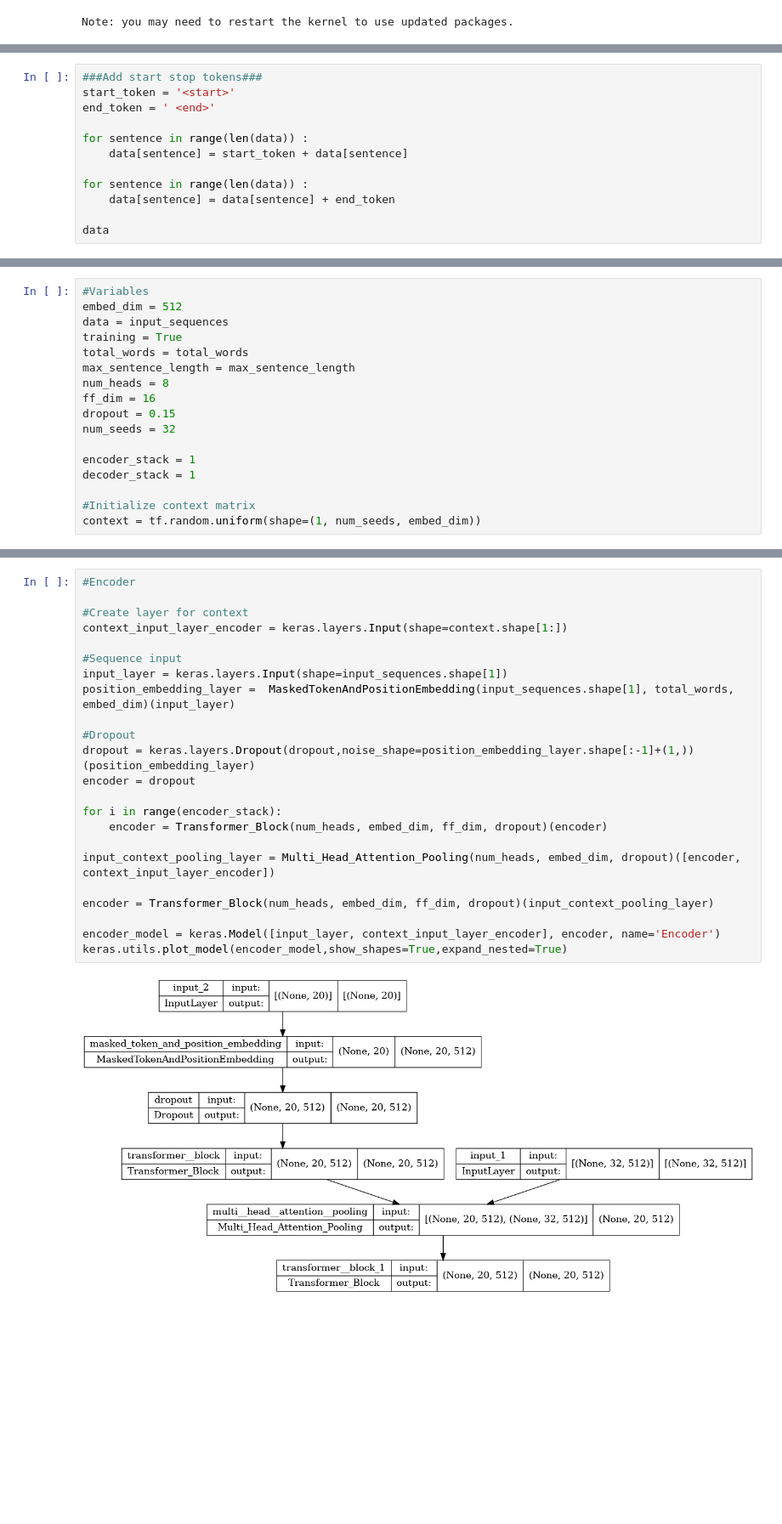
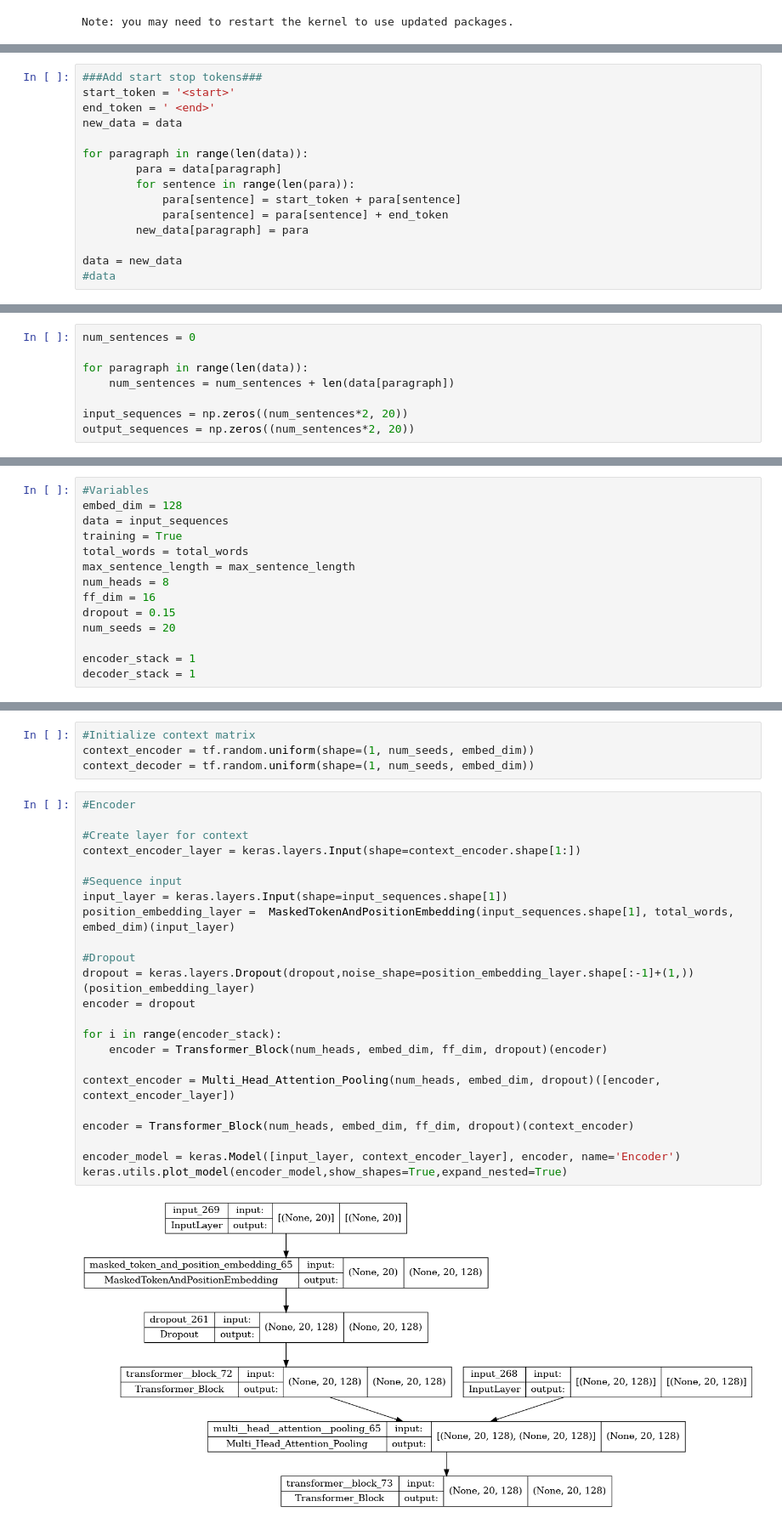
Before and after one commit to CSCI4850/s22-team3-project, a Jupyter notebook: Alternate_Transformer.ipynb, the cells around one changed output, grey strips where cells are left out. Shown at 85% size. Saved outputs shown, nothing was run; the diff lists cells and outputs as text; blank space fills up the shorter version.

```diff
--- a/Alternate_Transformer.ipynb
+++ b/Alternate_Transformer.ipynb
@@ -34,11 +37,14 @@ data
 ###Add start stop tokens###
 start_token = '<start>'
 end_token = ' <end>'
+new_data = data
 
-for sentence in range(len(data)) :
-    data[sentence] = start_token + data[sentence]
+for paragraph in range(len(data)):
+        para = data[paragraph]
+        for sentence in range(len(para)):
+            para[sentence] = start_token + para[sentence]
+            para[sentence] = para[sentence] + end_token
+        new_data[paragraph] = para
 
-for sentence in range(len(data)) :
-    data[sentence] = data[sentence] + end_token
-
-data
+data = new_data
+#data
@@ -51,2 +51,10 @@ data
+# %%
+num_sentences = 0
+
+for paragraph in range(len(data)):
+    num_sentences = num_sentences + len(data[paragraph])
+
+input_sequences = np.zeros((num_sentences*2, 20))
+output_sequences = np.zeros((num_sentences*2, 20))
 # %%
 def Encode_Inputs(data, max_sentence_length):
@@ -236,7 +257,7 @@ decoded
  '']
 # %%
 #Variables
-embed_dim = 512
+embed_dim = 128
 data = input_sequences
 training = True
 total_words = total_words
@@ -244,10 +265,7 @@ max_sentence_length = max_sentence_length
 num_heads = 8
 ff_dim = 16
 dropout = 0.15
-num_seeds = 32
+num_seeds = 20
 
 encoder_stack = 1
 decoder_stack = 1
-
-#Initialize context matrix
-context = tf.random.uniform(shape=(1, num_seeds, embed_dim))
@@ -260,28 +272,32 @@ To enable them in other operations, rebuild TensorFlow with the appropriate comp
+# %%
+#Initialize context matrix
+context_encoder = tf.random.uniform(shape=(1, num_seeds, embed_dim))
+context_decoder = tf.random.uniform(shape=(1, num_seeds, embed_dim))
 # %%
 #Encoder
 
 #Create layer for context
-context_input_layer_encoder = keras.layers.Input(shape=context.shape[1:])
+context_encoder_layer = keras.layers.Input(shape=context_encoder.shape[1:])
 
 #Sequence input
 input_layer = keras.layers.Input(shape=input_sequences.shape[1])
 position_embedding_layer =  MaskedTokenAndPositionEmbedding(input_sequences.shape[1], total_words, embed_dim)(input_layer)
 
 #Dropout
 dropout = keras.layers.Dropout(dropout,noise_shape=position_embedding_layer.shape[:-1]+(1,))(position_embedding_layer)
 encoder = dropout
 
 for i in range(encoder_stack):
     encoder = Transformer_Block(num_heads, embed_dim, ff_dim, dropout)(encoder)
 
-input_context_pooling_layer = Multi_Head_Attention_Pooling(num_heads, embed_dim, dropout)([encoder, context_input_layer_encoder])
+context_encoder = Multi_Head_Attention_Pooling(num_heads, embed_dim, dropout)([encoder, context_encoder_layer])
 
-encoder = Transformer_Block(num_heads, embed_dim, ff_dim, dropout)(input_context_pooling_layer)
+encoder = Transformer_Block(num_heads, embed_dim, ff_dim, dropout)(context_encoder)
 
-encoder_model = keras.Model([input_layer, context_input_layer_encoder], encoder, name='Encoder')
+encoder_model = keras.Model([input_layer, context_encoder_layer], encoder, name='Encoder')
 keras.utils.plot_model(encoder_model,show_shapes=True,expand_nested=True)
 # %% [output]
-[figure, old version]
+[figure, new version]
 # %%
 #Decoder
 
```
Also changed, not shown: parts of 16 cells of this notebook.
